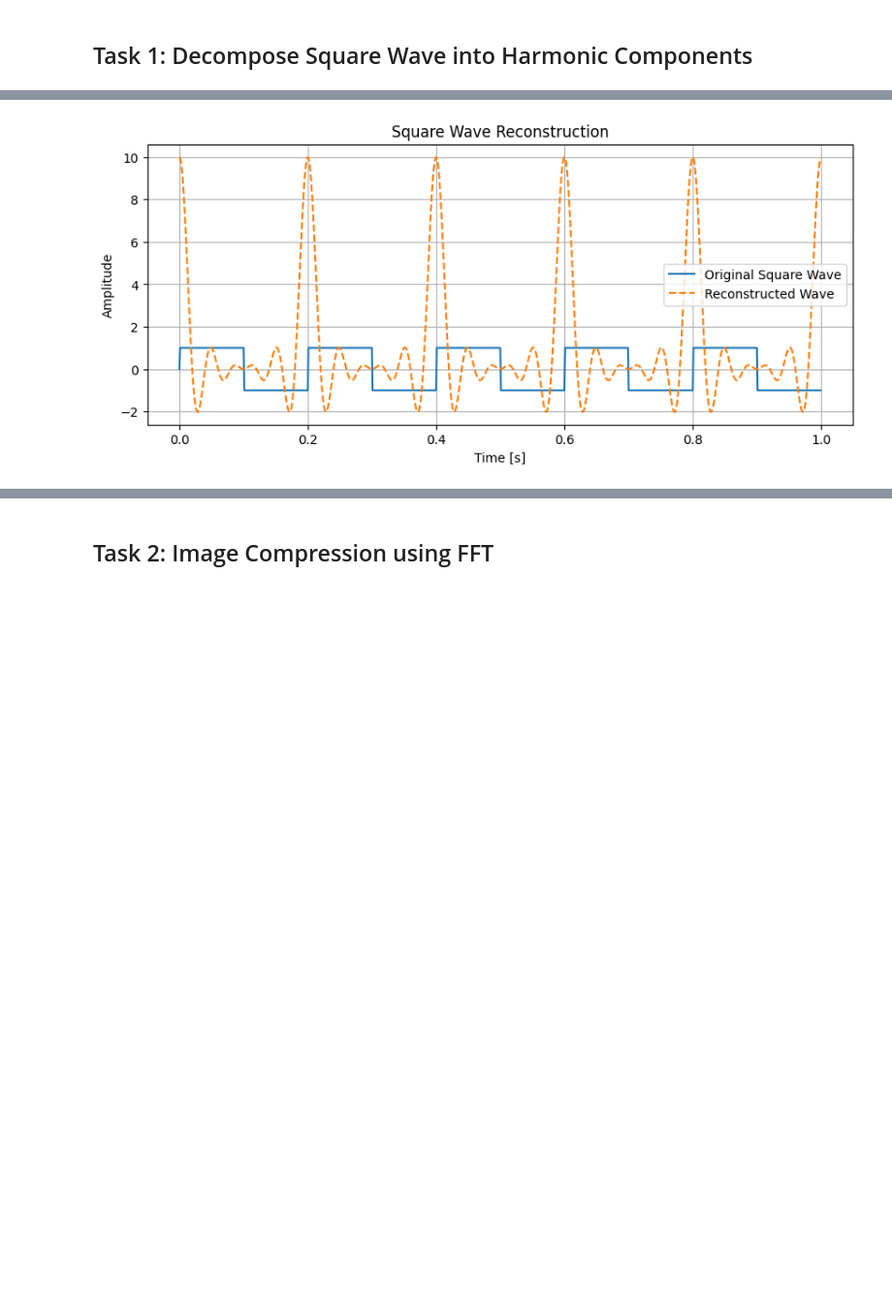
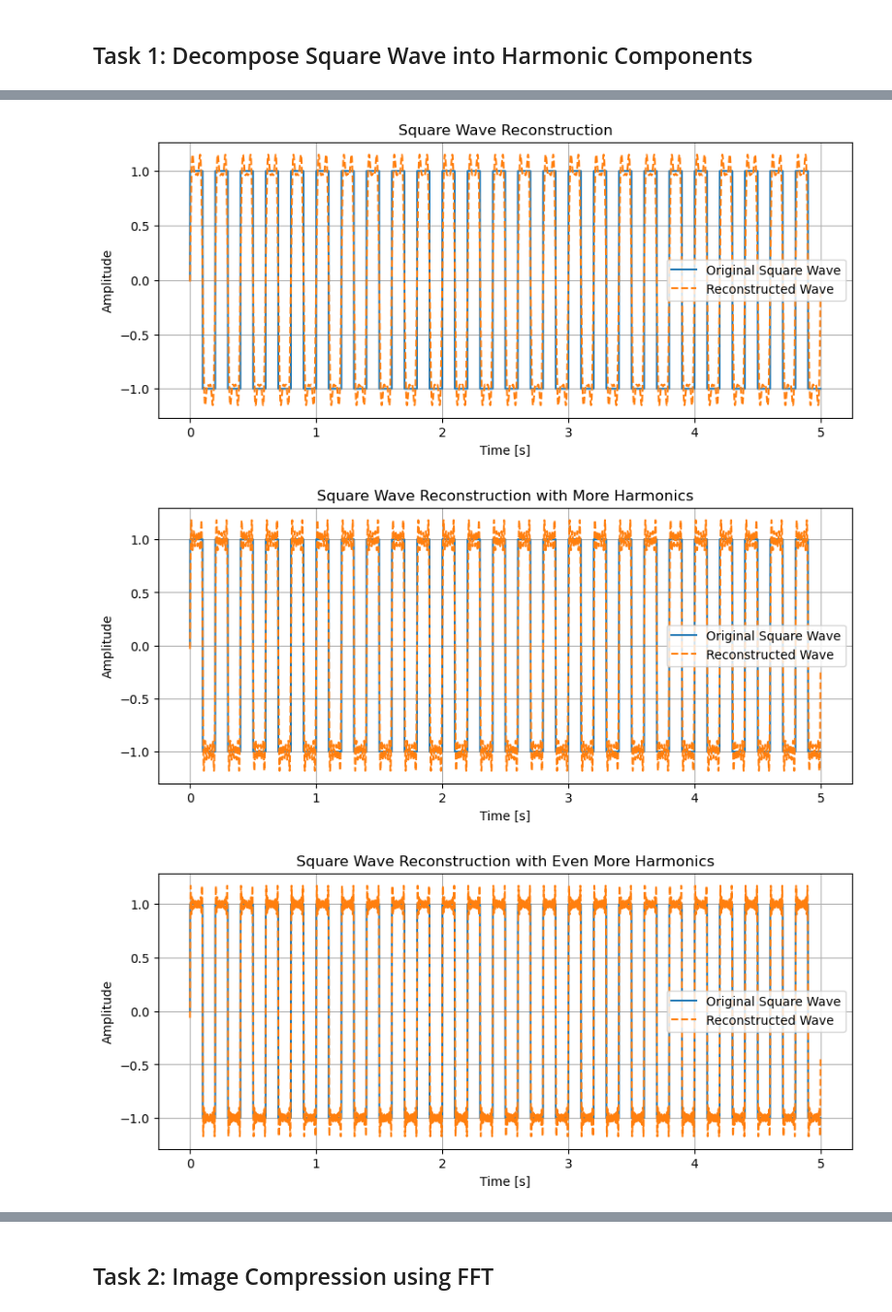
Before and after one commit to tonyechen/TECHIN_513, a Jupyter notebook: lab3/lab 3_starter_code.ipynb, the cells around one changed output, grey strips where cells are left out. Shown at 97% size. Cells and saved outputs as stored; diff of their text form; code cells hidden in the pictures; blank space fills up the shorter version.

```diff
--- a/lab3/lab 3_starter_code.ipynb
+++ b/lab3/lab 3_starter_code.ipynb
@@ -35,7 +35,7 @@ import matplotlib.pyplot as plt
 from PIL import Image
 # Parameters for the square wave
 sampling_rate = 1000  # Samples per second
-duration = 1.0        # Duration of the signal in seconds
+duration = 5       # Duration of the signal in seconds
 fundamental_freq = 5  # Frequency of the square wave in Hz
 
 t, square_wave = generate_square_wave(duration, fundamental_freq, sampling_rate)
@@ -99,25 +99,61 @@ def reconstruct_wave(harmonics, t, frequencies):
 
     for harmonic in harmonics:
         idx = np.argmin(np.abs(frequencies - harmonic))  # Find the index of the harmonic
-        # your code goes below
-        reconstruction += np.exp(1j * 2 * np.pi * frequencies[idx] * t)
+
+        # Extract C (amplitude) and φ (phase) from the DFT coefficient
+        C = np.abs(dft[idx] / N)
+        phi = np.angle(dft[idx])
+        f_k = frequencies[idx]
+
+        # Reconstruct using: C * e^(j(2πf_k*t + φ))
+        reconstruction += C * np.exp(1j * (2 * np.pi * f_k * t + phi))
 
     return reconstruction
 # %%
 
 # call the reconstruct_wave to reconstruct the square wave
 harmonics_to_use = np.array(list(range(-5, 5))) * fundamental_freq
 reconstructed_wave = reconstruct_wave(harmonics_to_use, t, frequencies)
 
 # Plot the original and reconstructed square wave
 plt.figure(figsize=(10, 4))
 plt.plot(t, square_wave, label="Original Square Wave")
 plt.plot(t, reconstructed_wave, label="Reconstructed Wave", linestyle="--")
 plt.title("Square Wave Reconstruction")
 plt.xlabel("Time [s]")
 plt.ylabel("Amplitude")
 plt.legend()
 plt.grid()
 plt.show()
+
+harmonics_to_use = np.array(list(range(-10, 10))) * fundamental_freq
+reconstructed_wave = reconstruct_wave(harmonics_to_use, t, frequencies)
+
+# Plot the original and reconstructed square wave
+plt.figure(figsize=(10, 4))
+plt.plot(t, square_wave, label="Original Square Wave")
+plt.plot(t, reconstructed_wave, label="Reconstructed Wave", linestyle="--")
+plt.title("Square Wave Reconstruction with More Harmonics")
+plt.xlabel("Time [s]")
+plt.ylabel("Amplitude")
+plt.legend()
+plt.grid()
+plt.show()
+
+harmonics_to_use = np.array(list(range(-20, 20))) * fundamental_freq
+reconstructed_wave = reconstruct_wave(harmonics_to_use, t, frequencies)
+
+# Plot the original and reconstructed square wave
+plt.figure(figsize=(10, 4))
+plt.plot(t, square_wave, label="Original Square Wave")
+plt.plot(t, reconstructed_wave, label="Reconstructed Wave", linestyle="--")
+plt.title("Square Wave Reconstruction with Even More Harmonics")
+plt.xlabel("Time [s]")
+plt.ylabel("Amplitude")
+plt.legend()
+plt.grid()
+plt.show()
 # %% [output]
-[figure, old version]
+[figure, new version]
+[figure, added]
+[figure, added]
```
Also changed, not shown: parts of 10 cells of this notebook.
